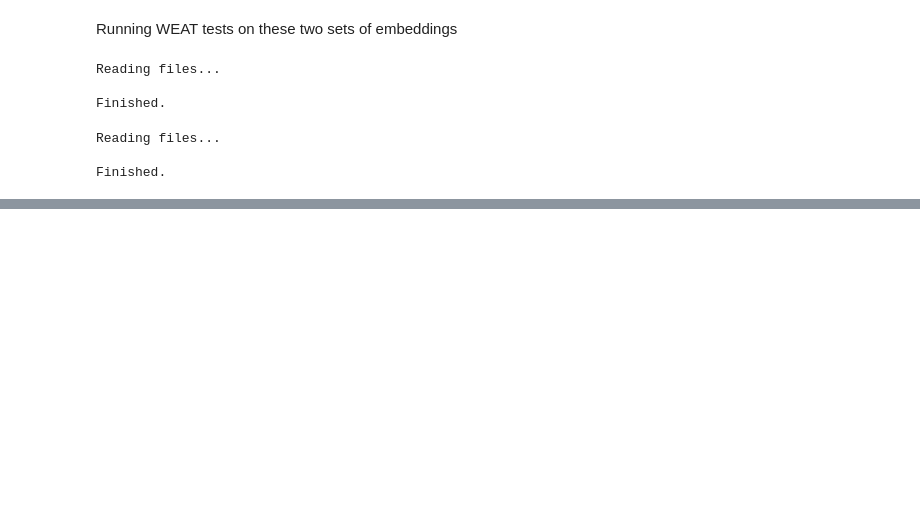
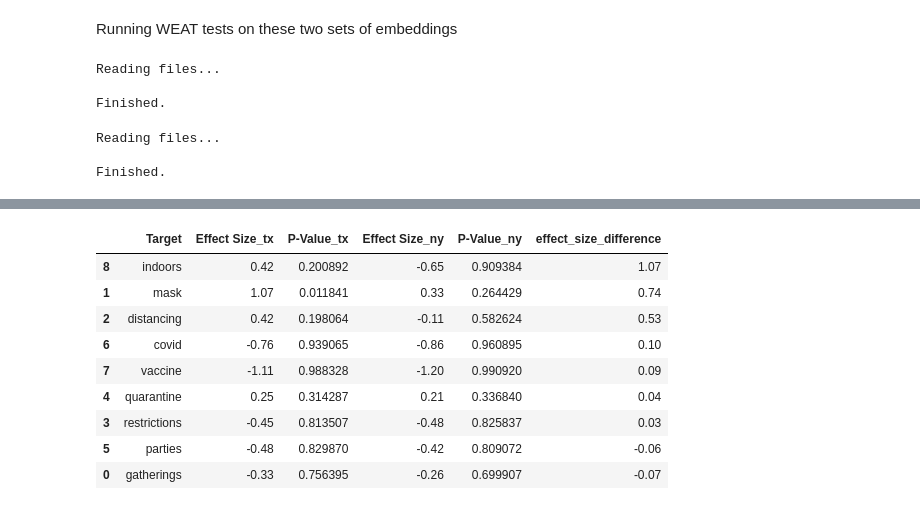
Before and after one commit to adimaini/WEAT-WEFAT, a Jupyter notebook: src/notebooks/US State COVID Tweets.ipynb, the cells around one changed output, grey strips where cells are left out. Saved outputs shown, nothing was run; the diff lists cells and outputs as text; code cells hidden in the pictures; blank space fills up the shorter version.

```diff
--- a/src/notebooks/US State COVID Tweets.ipynb
+++ b/src/notebooks/US State COVID Tweets.ipynb
@@ -306,0 +324,13 @@ df_ny
+# %%
+merged.sort_values(by='effect_size_difference', ascending=False)
+# %% [output]
+|  | Target | Effect Size_tx | P-Value_tx | Effect Size_ny | P-Value_ny | effect_size_difference |
+| 8 | indoors | 0.42 | 0.200892 | -0.65 | 0.909384 | 1.07 |
+| 1 | mask | 1.07 | 0.011841 | 0.33 | 0.264429 | 0.74 |
+| 2 | distancing | 0.42 | 0.198064 | -0.11 | 0.582624 | 0.53 |
+| 6 | covid | -0.76 | 0.939065 | -0.86 | 0.960895 | 0.10 |
+| 7 | vaccine | -1.11 | 0.988328 | -1.20 | 0.990920 | 0.09 |
+| 4 | quarantine | 0.25 | 0.314287 | 0.21 | 0.336840 | 0.04 |
+| 3 | restrictions | -0.45 | 0.813507 | -0.48 | 0.825837 | 0.03 |
+| 5 | parties | -0.48 | 0.829870 | -0.42 | 0.809072 | -0.06 |
+| 0 | gatherings | -0.33 | 0.756395 | -0.26 | 0.699907 | -0.07 |
```
Also changed, not shown: parts of 59 cells of this notebook, 8 other files.
